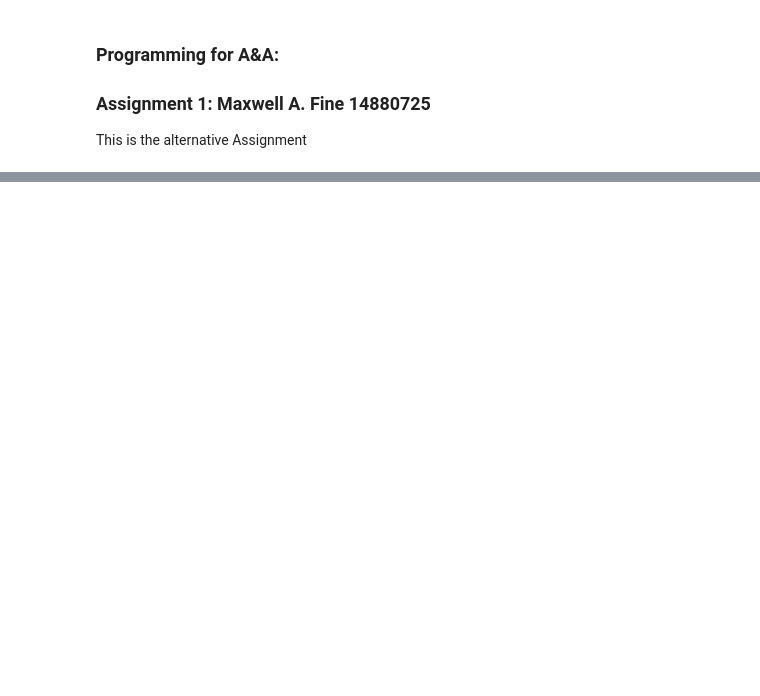
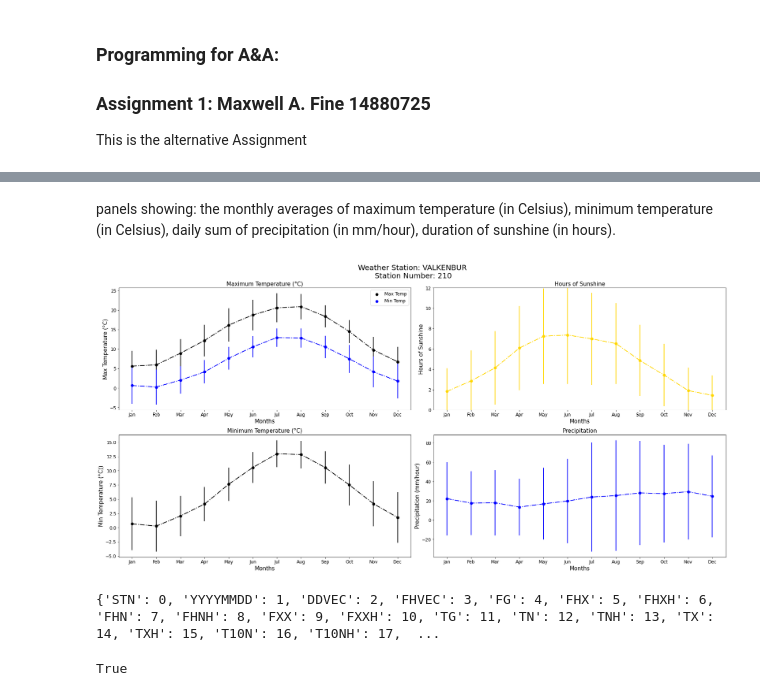
Before and after one commit to afinemax/UvA_Programming_for_Astronomy, a Jupyter notebook: a1/a1.ipynb, the cells around one changed output, grey strips where cells are left out. Cells and saved outputs as stored; diff of their text form; code cells hidden in the pictures; blank space fills up the shorter version.

Commit message:
made numpy version of read header function! made plotting function! made data reduction function

```diff
--- a/a1/a1.ipynb
+++ b/a1/a1.ipynb
@@ -78,6 +205,0 @@ to whole numbers).
-# %%
-data_file_csv ='KNMI_20200825.txt'
-
-stn_dict = read_header(data_file_csv,)
-
-csv_data = read_data(data_file_csv)
@@ -97,0 +242,9 @@ ls
+# %% [markdown]
+panels showing: the monthly averages of
+maximum temperature (in Celsius), minimum temperature (in Celsius), daily sum of
+precipitation (in mm/hour), duration of sunshine (in hours).
+# %%
+station_name = 'VALKENBUR'
+plot_data(station_name, csv_data, var_dict, stn_dict)
+# %% [output]
+[figure, added]
@@ -97,0 +312,8 @@ ls
+# %%
+stn_dict, var_dict = read_header(data_file_csv)
+# %% [output]
+{'STN': 0, 'YYYYMMDD': 1, 'DDVEC': 2, 'FHVEC': 3, 'FG': 4, 'FHX': 5, 'FHXH': 6, 'FHN': 7, 'FHNH': 8, 'FXX': 9, 'FXXH': 10, 'TG': 11, 'TN': 12, 'TNH': 13, 'TX': 14, 'TXH': 15, 'T10N': 16, 'T10NH': 17,  ...
+# %%
+var_dict == var_dict
+# %% [output]
+True
```
Also changed, not shown: parts of 21 cells of this notebook.
